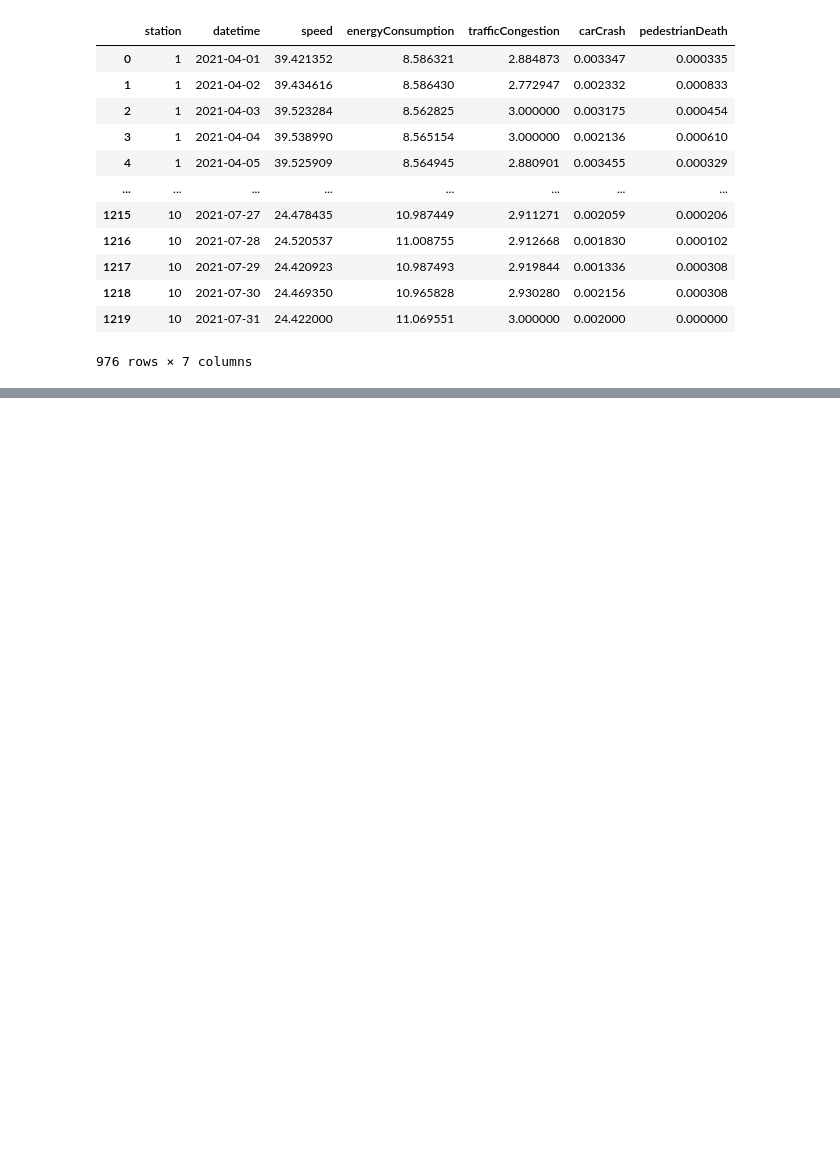
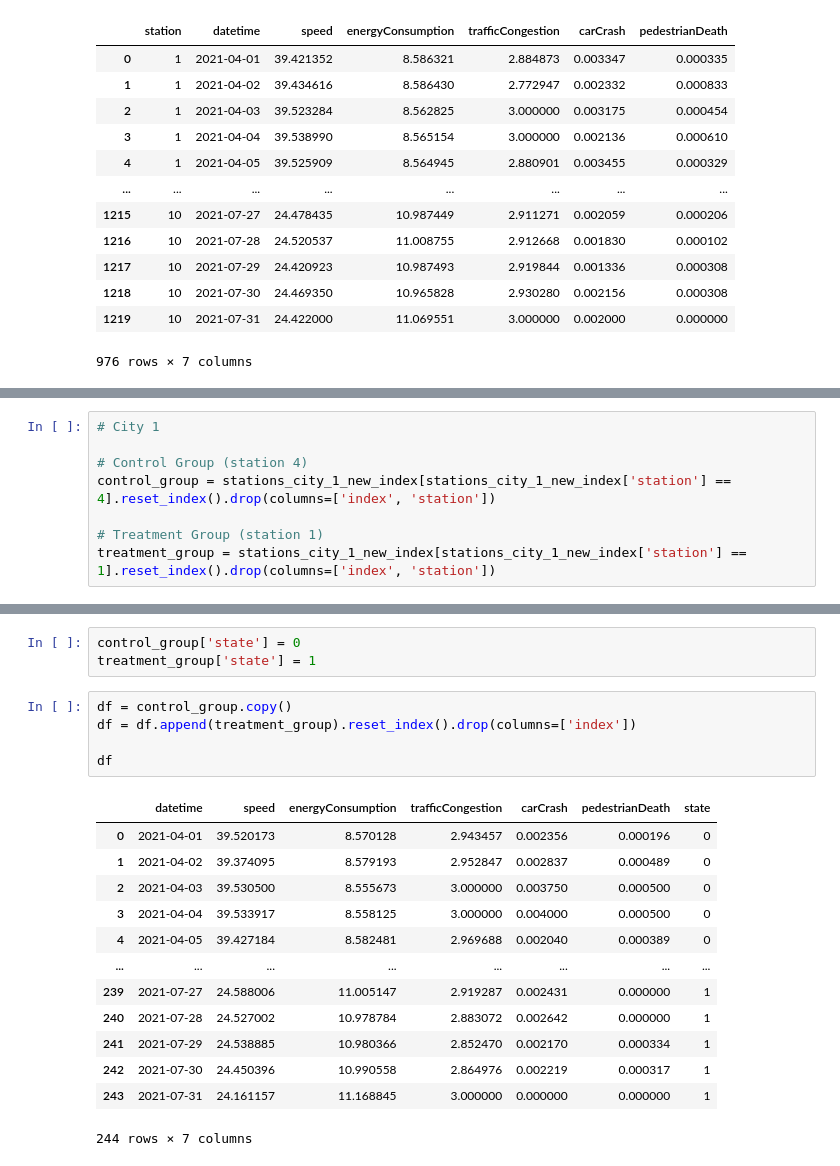
Before and after one commit to leonardohannas/MODS206_TelecomParis, a Jupyter notebook: notebook.ipynb, the cells around one changed output, grey strips where cells are left out. Drawn from its saved outputs; the diff is of its cells as text; blank space fills up the shorter version.

Commit message:
Diff-in-Diff implemented for PedestrianDeath

```diff
--- a/notebook.ipynb
+++ b/notebook.ipynb
@@ -547,0 +582,8 @@ Code the diff - in - diff
+# %%
+# City 1
+
+# Control Group (station 4)
+control_group = stations_city_1_new_index[stations_city_1_new_index['station'] == 4].reset_index().drop(columns=['index', 'station'])
+
+# Treatment Group (station 1)
+treatment_group = stations_city_1_new_index[stations_city_1_new_index['station'] == 1].reset_index().drop(columns=['index', 'station'])
@@ -547,0 +622,22 @@ Code the diff - in - diff
+# %%
+control_group['state'] = 0
+treatment_group['state'] = 1
+# %%
+df = control_group.copy()
+df = df.append(treatment_group).reset_index().drop(columns=['index'])
+
+df
+# %% [output]
+|  | datetime | speed | energyConsumption | trafficCongestion | carCrash | pedestrianDeath | state |
+| 0 | 2021-04-01 | 39.520173 | 8.570128 | 2.943457 | 0.002356 | 0.000196 | 0 |
+| 1 | 2021-04-02 | 39.374095 | 8.579193 | 2.952847 | 0.002837 | 0.000489 | 0 |
+| 2 | 2021-04-03 | 39.530500 | 8.555673 | 3.000000 | 0.003750 | 0.000500 | 0 |
+| 3 | 2021-04-04 | 39.533917 | 8.558125 | 3.000000 | 0.004000 | 0.000500 | 0 |
+| 4 | 2021-04-05 | 39.427184 | 8.582481 | 2.969688 | 0.002040 | 0.000389 | 0 |
+| ... | ... | ... | ... | ... | ... | ... | ... |
+| 239 | 2021-07-27 | 24.588006 | 11.005147 | 2.919287 | 0.002431 | 0.000000 | 1 |
+| 240 | 2021-07-28 | 24.527002 | 10.978784 | 2.883072 | 0.002642 | 0.000000 | 1 |
+| 241 | 2021-07-29 | 24.538885 | 10.980366 | 2.852470 | 0.002170 | 0.000334 | 1 |
+| 242 | 2021-07-30 | 24.450396 | 10.990558 | 2.864976 | 0.002219 | 0.000317 | 1 |
+| 243 | 2021-07-31 | 24.161157 | 11.168845 | 3.000000 | 0.000000 | 0.000000 | 1 |
+244 rows × 7 columns
```
Also changed, not shown: parts of 16 cells of this notebook.
